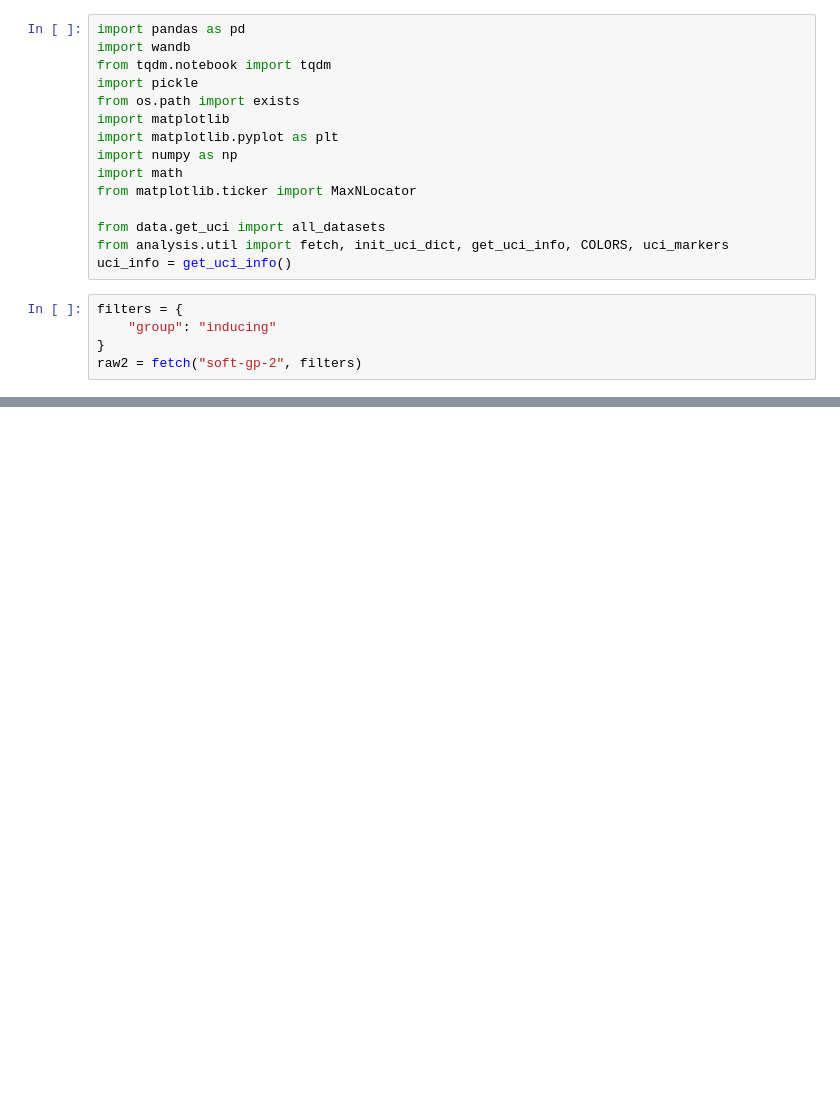
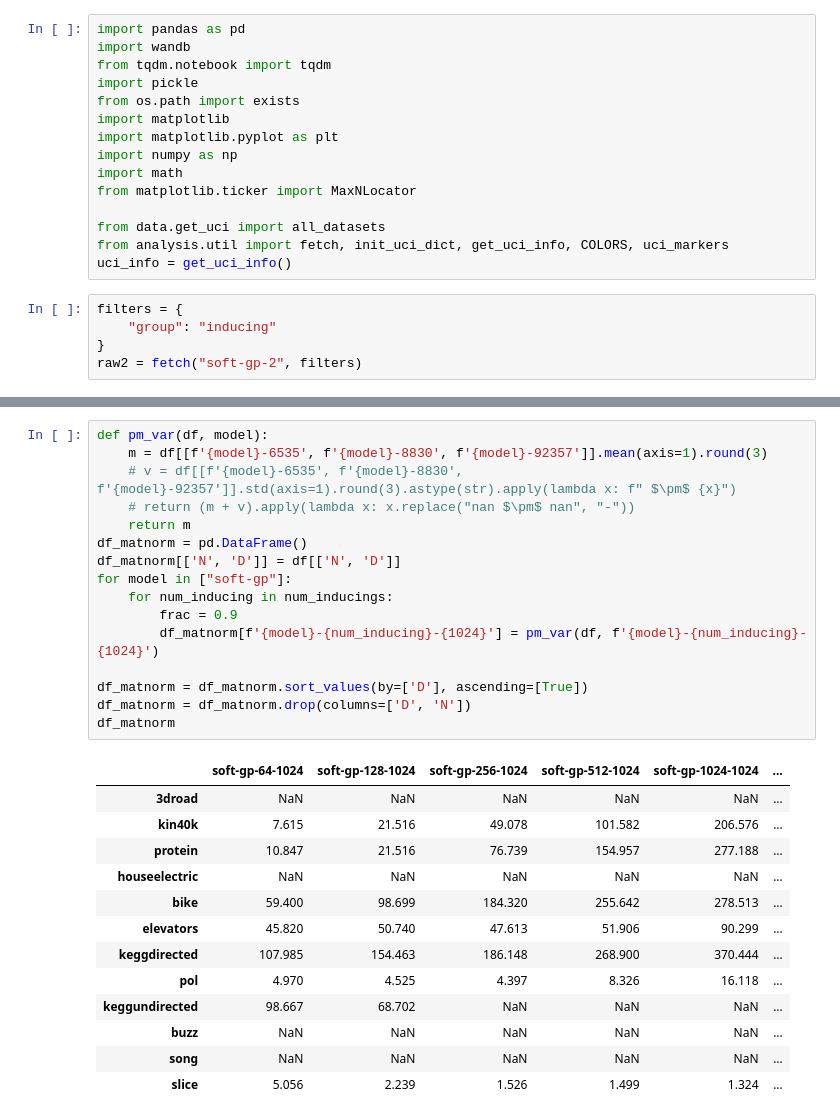
Before and after one commit to danehuang/softki, a Jupyter notebook: analysis/inducing.ipynb, the cells around one changed output, grey strips where cells are left out. Saved outputs shown, nothing was run; the diff lists cells and outputs as text; blank space fills up the shorter version.

```diff
--- a/analysis/inducing.ipynb
+++ b/analysis/inducing.ipynb
@@ -227,0 +298,30 @@ for dataset in ["3droad", "Kin40k", "Protein", "Houseelectric", "Bike", "Elevato
+# %%
+def pm_var(df, model):
+    m = df[[f'{model}-6535', f'{model}-8830', f'{model}-92357']].mean(axis=1).round(3)
+    # v = df[[f'{model}-6535', f'{model}-8830', f'{model}-92357']].std(axis=1).round(3).astype(str).apply(lambda x: f" $\pm$ {x}")
+    # return (m + v).apply(lambda x: x.replace("nan $\pm$ nan", "-"))
+    return m
+df_matnorm = pd.DataFrame()
+df_matnorm[['N', 'D']] = df[['N', 'D']]
+for model in ["soft-gp"]:
+    for num_inducing in num_inducings:
+        frac = 0.9
+        df_matnorm[f'{model}-{num_inducing}-{1024}'] = pm_var(df, f'{model}-{num_inducing}-{1024}')
+
+df_matnorm = df_matnorm.sort_values(by=['D'], ascending=[True])
+df_matnorm = df_matnorm.drop(columns=['D', 'N'])
+df_matnorm
+# %% [output]
+|  | soft-gp-64-1024 | soft-gp-128-1024 | soft-gp-256-1024 | soft-gp-512-1024 | soft-gp-1024-1024 | ... |
+| 3droad | NaN | NaN | NaN | NaN | NaN | ... |
+| kin40k | 7.615 | 21.516 | 49.078 | 101.582 | 206.576 | ... |
+| protein | 10.847 | 21.516 | 76.739 | 154.957 | 277.188 | ... |
+| houseelectric | NaN | NaN | NaN | NaN | NaN | ... |
+| bike | 59.400 | 98.699 | 184.320 | 255.642 | 278.513 | ... |
+| elevators | 45.820 | 50.740 | 47.613 | 51.906 | 90.299 | ... |
+| keggdirected | 107.985 | 154.463 | 186.148 | 268.900 | 370.444 | ... |
+| pol | 4.970 | 4.525 | 4.397 | 8.326 | 16.118 | ... |
+| keggundirected | 98.667 | 68.702 | NaN | NaN | NaN | ... |
+| buzz | NaN | NaN | NaN | NaN | NaN | ... |
+| song | NaN | NaN | NaN | NaN | NaN | ... |
+| slice | 5.056 | 2.239 | 1.526 | 1.499 | 1.324 | ... |
```
Also changed, not shown: parts of 8 cells of this notebook.
